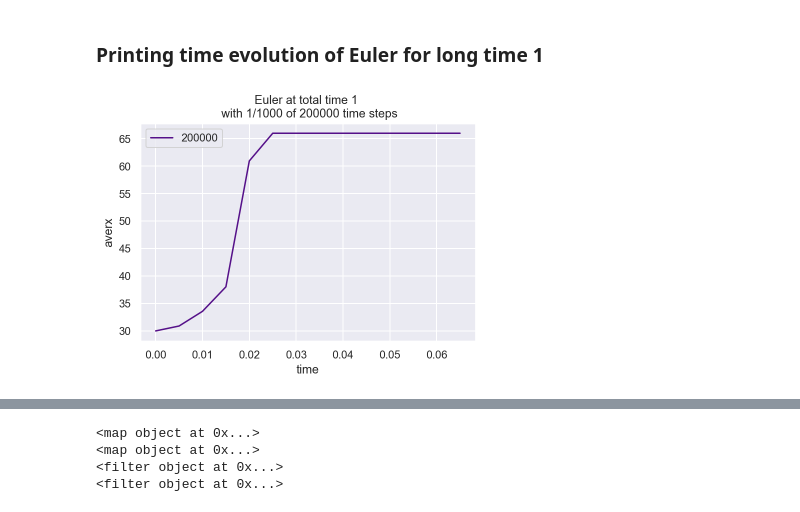
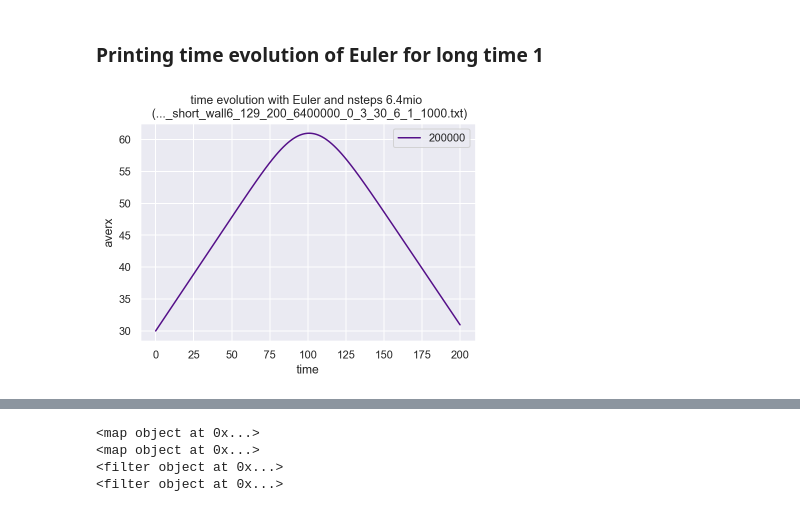
Before and after one commit to carlulli/TDSE, a Jupyter notebook: scripts/convergence.ipynb, the cells around one changed output, grey strips where cells are left out. Drawn from its saved outputs; the diff is of its cells as text; code cells hidden in the pictures.

```diff
--- a/scripts/convergence.ipynb
+++ b/scripts/convergence.ipynb
@@ -477,14 +797,15 @@ plt.show()
 # %% [markdown]
 ### Printing time evolution of Euler for long time 1
 # %%
-lt_data1 = pd.read_csv("../data/gauss_wf_short_wall6_129_1_200000_0_3_30_6_1.txt".format(i), sep="\t")
-lt_arr1 = lt_data1[np.mod(np.arange(lt_data1.index.size),1000)==0]
+lt_data1 = pd.read_csv("../data/gauss_wf_short_wall6_129_200_6400000_0_3_30_6_1_1000.txt", sep="\t")
+# lt_arr1 = lt_data1[np.mod(np.arange(lt_data1.index.size),1000)==0]
 
-plt.plot(lt_arr1['time'], lt_arr1['averx'], label='200000', color='#551089')
+# plt.plot(lt_arr1['time'], lt_arr1['averx'], label='200000', color='#551089')
+plt.plot(lt_data1['time'], lt_data1['averx'], label='200000', color='#551089')
 plt.xlabel('time')
 plt.ylabel('averx')
-plt.title('Euler at total time 1 \n with 1/1000 of 200000 time steps')
+plt.title('time evolution with Euler and nsteps 6.4mio \n (..._short_wall6_129_200_6400000_0_3_30_6_1_1000.txt)')
 plt.legend()
 plt.show()
 # %% [output]
-[figure, old version]
+[figure, new version]
```
Also changed, not shown: parts of 35 cells of this notebook, 32 other files.
